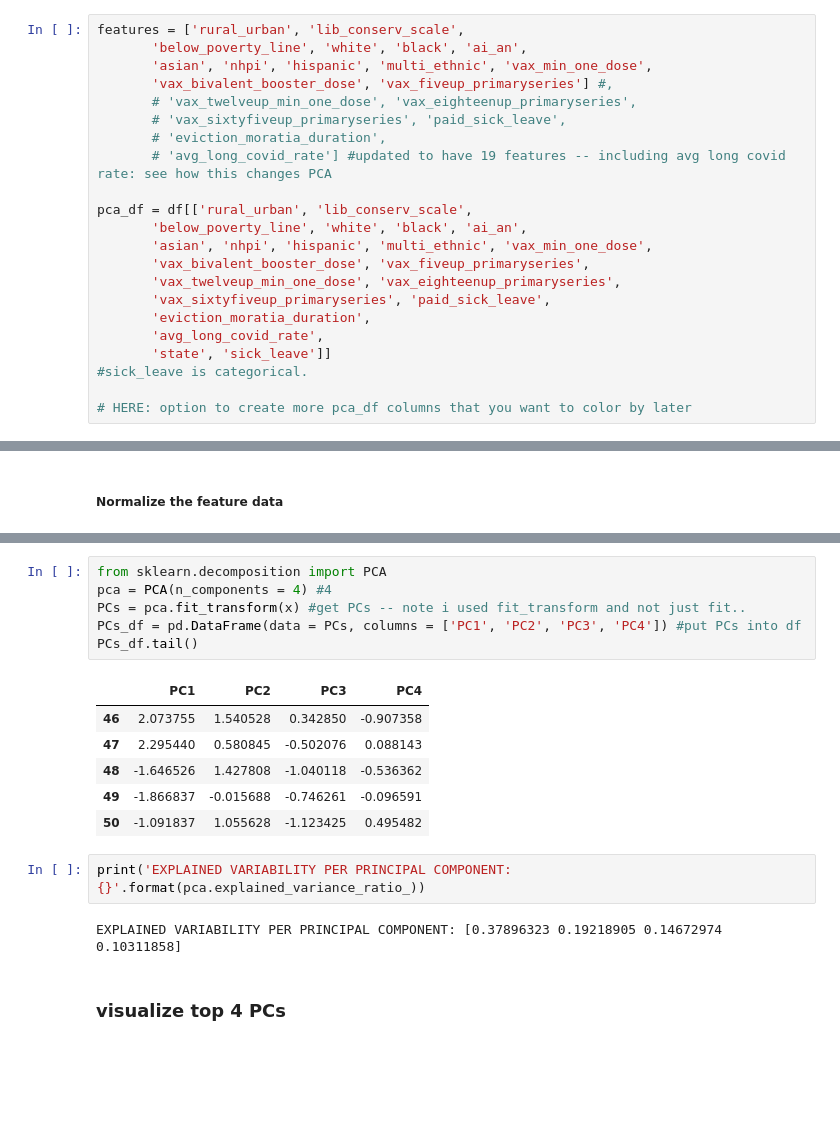
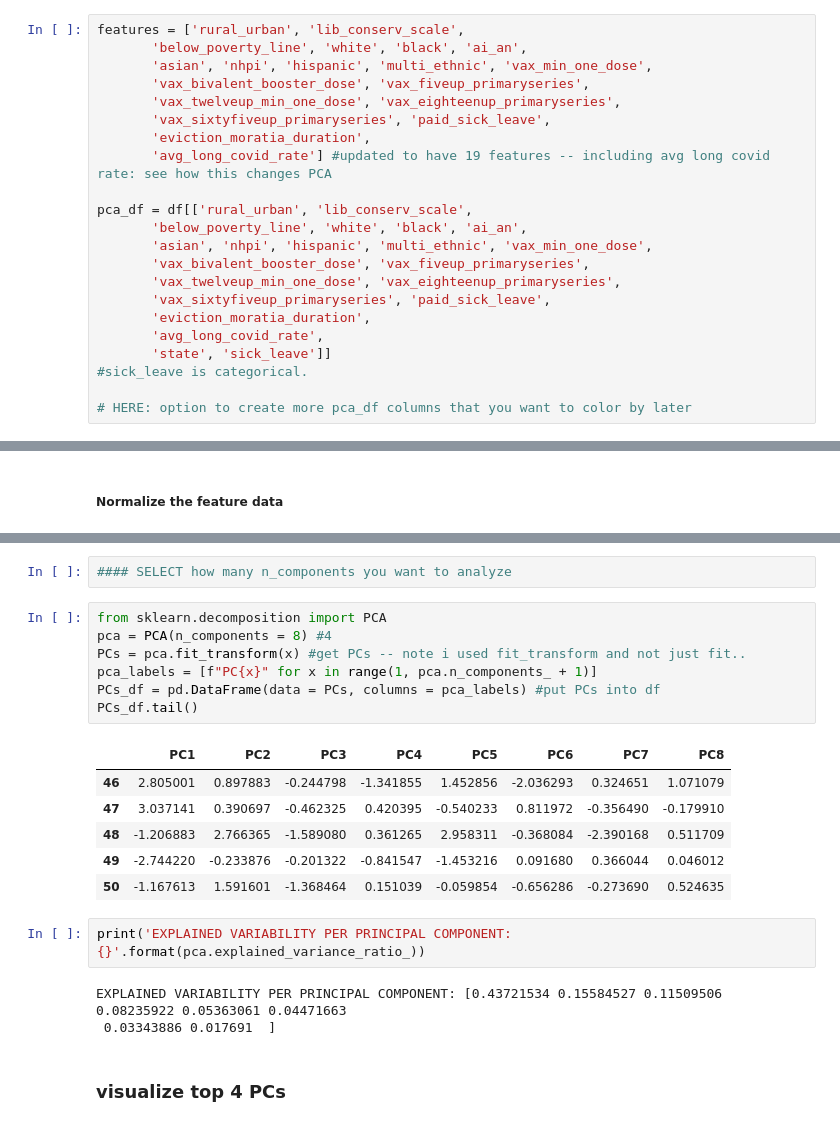
Before and after one commit to kristinachan/2024-08-02_longcovid_interstate, a Jupyter notebook: longcovid_interstate.ipynb, the cells around one changed output, grey strips where cells are left out. Cells and saved outputs as stored; diff of their text form; blank space fills up the shorter version.

```diff
--- a/longcovid_interstate.ipynb
+++ b/longcovid_interstate.ipynb
@@ -114,11 +114,11 @@ Index(['state', 'Jun 24 Value', 'Jun 24 Low CI', 'Jun 24 High CI', 'Urban',
 features = ['rural_urban', 'lib_conserv_scale',
        'below_poverty_line', 'white', 'black', 'ai_an',
        'asian', 'nhpi', 'hispanic', 'multi_ethnic', 'vax_min_one_dose',
-       'vax_bivalent_booster_dose', 'vax_fiveup_primaryseries'] #,
-       # 'vax_twelveup_min_one_dose', 'vax_eighteenup_primaryseries',
-       # 'vax_sixtyfiveup_primaryseries', 'paid_sick_leave',
-       # 'eviction_moratia_duration',
-       # 'avg_long_covid_rate'] #updated to have 19 features -- including avg long covid rate: see how this changes PCA
+       'vax_bivalent_booster_dose', 'vax_fiveup_primaryseries',
+       'vax_twelveup_min_one_dose', 'vax_eighteenup_primaryseries',
+       'vax_sixtyfiveup_primaryseries', 'paid_sick_leave',
+       'eviction_moratia_duration',
+       'avg_long_covid_rate'] #updated to have 19 features -- including avg long covid rate: see how this changes PCA
 
 pca_df = df[['rural_urban', 'lib_conserv_scale',
        'below_poverty_line', 'white', 'black', 'ai_an',
@@ -161,23 +161,27 @@ normalized_pca_df.tail()
 | 48 | 1.889395 | 1.425605 | 2.035816 | 1.528166 | -0.745745 | -0.459616 | -0.707080 | -0.248401 | -0.963939 | -0.678902 | ... |
 | 49 | 0.391170 | 0.638268 | -0.598812 | 0.841575 | -0.485989 | -0.221814 | -0.276212 | -0.235721 | -0.454439 | -0.514568 | ... |
 | 50 | 0.730768 | 0.899560 | -0.264845 | 1.025942 | -0.995539 | 0.188160 | -0.683436 | -0.212358 | -0.168892 | -0.365322 | ... |
+# %%
+#### SELECT how many n_components you want to analyze
 # %%
 from sklearn.decomposition import PCA
-pca = PCA(n_components = 4) #4
+pca = PCA(n_components = 8) #4
 PCs = pca.fit_transform(x) #get PCs -- note i used fit_transform and not just fit..
-PCs_df = pd.DataFrame(data = PCs, columns = ['PC1', 'PC2', 'PC3', 'PC4']) #put PCs into df
+pca_labels = [f"PC{x}" for x in range(1, pca.n_components_ + 1)]
+PCs_df = pd.DataFrame(data = PCs, columns = pca_labels) #put PCs into df
 PCs_df.tail()
 # %% [output]
-|  | PC1 | PC2 | PC3 | PC4 |
-| 46 | 2.073755 | 1.540528 | 0.342850 | -0.907358 |
-| 47 | 2.295440 | 0.580845 | -0.502076 | 0.088143 |
-| 48 | -1.646526 | 1.427808 | -1.040118 | -0.536362 |
-| 49 | -1.866837 | -0.015688 | -0.746261 | -0.096591 |
-| 50 | -1.091837 | 1.055628 | -1.123425 | 0.495482 |
+|  | PC1 | PC2 | PC3 | PC4 | PC5 | PC6 | PC7 | PC8 |
+| 46 | 2.805001 | 0.897883 | -0.244798 | -1.341855 | 1.452856 | -2.036293 | 0.324651 | 1.071079 |
+| 47 | 3.037141 | 0.390697 | -0.462325 | 0.420395 | -0.540233 | 0.811972 | -0.356490 | -0.179910 |
+| 48 | -1.206883 | 2.766365 | -1.589080 | 0.361265 | 2.958311 | -0.368084 | -2.390168 | 0.511709 |
+| 49 | -2.744220 | -0.233876 | -0.201322 | -0.841547 | -1.453216 | 0.091680 | 0.366044 | 0.046012 |
+| 50 | -1.167613 | 1.591601 | -1.368464 | 0.151039 | -0.059854 | -0.656286 | -0.273690 | 0.524635 |
 # %%
 print('EXPLAINED VARIABILITY PER PRINCIPAL COMPONENT: {}'.format(pca.explained_variance_ratio_))
 # %% [output]
-EXPLAINED VARIABILITY PER PRINCIPAL COMPONENT: [0.37896323 0.19218905 0.14672974 0.10311858]
+EXPLAINED VARIABILITY PER PRINCIPAL COMPONENT: [0.43721534 0.15584527 0.11509506 0.08235922 0.05363061 0.04471663
+ 0.03343886 0.017691  ]
 # %% [markdown]
 ### visualize top 4 PCs
 # %%
```
Also changed, not shown: parts of 12 cells of this notebook.
